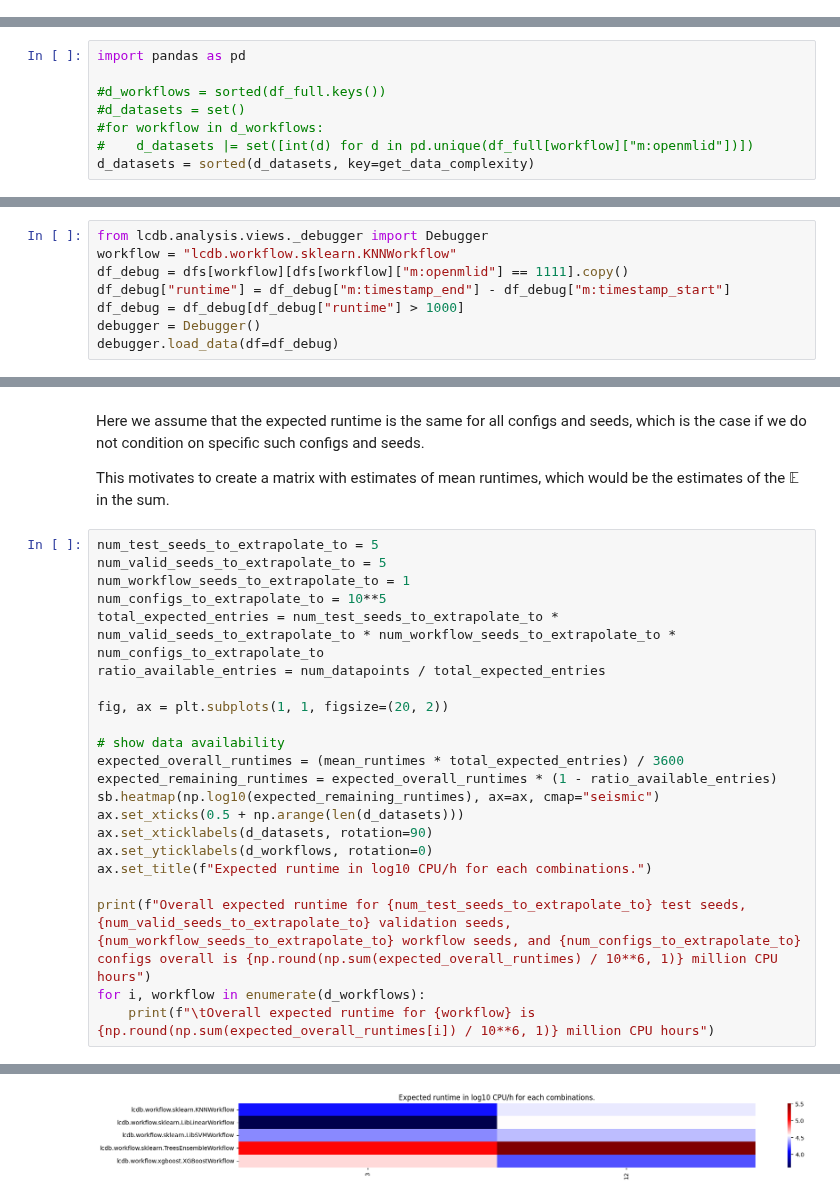
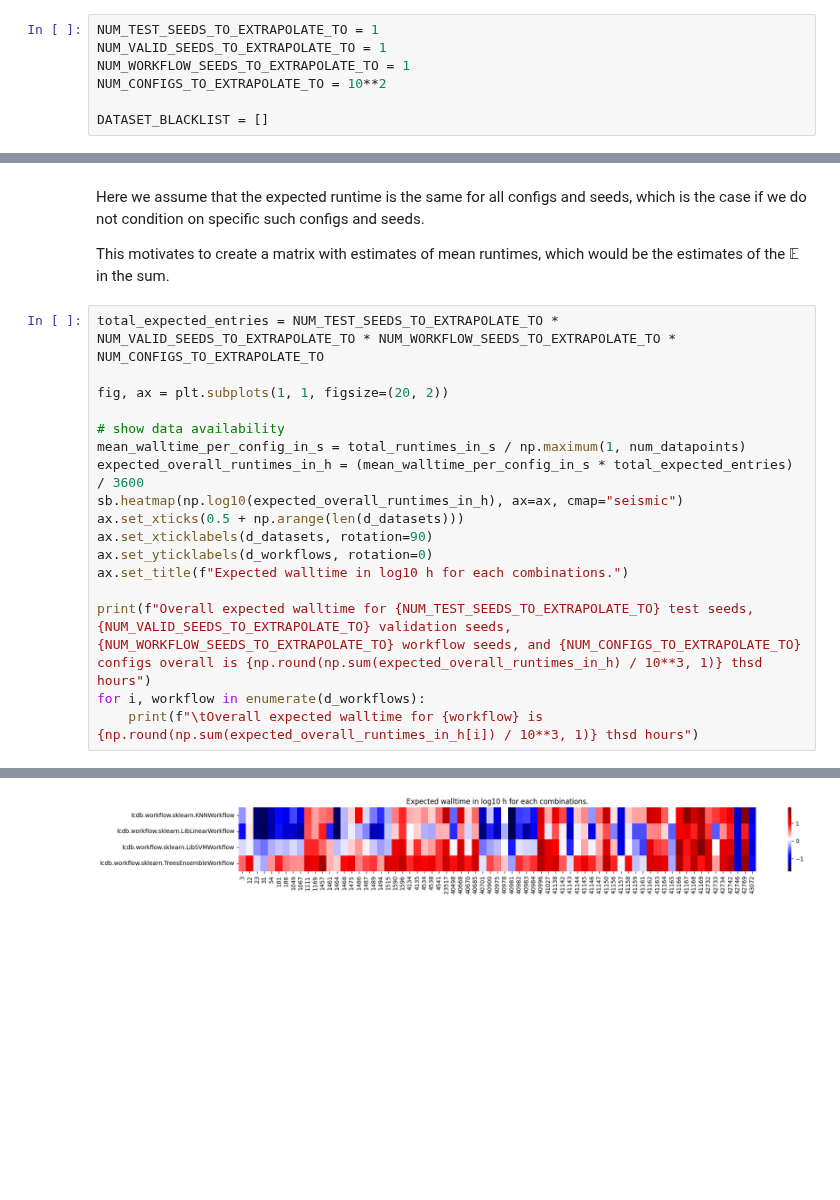
Before and after one commit to fmohr/lcdb, a Jupyter notebook: publications/2023-neurips/experiments/debugging/runtime-extrapolation.ipynb, the cells around one changed output, grey strips where cells are left out. Drawn from its saved outputs; the diff is of its cells as text; blank space fills up the shorter version.

Commit message:
updated debugging notebooks, specifically those for runtimes

```diff
--- a/publications/2023-neurips/experiments/debugging/runtime-extrapolation.ipynb
+++ b/publications/2023-neurips/experiments/debugging/runtime-extrapolation.ipynb
@@ -12,5 +6,12 @@ import numpy as np
 
 import matplotlib.pyplot as plt
 import seaborn as sb
+# %%
+NUM_TEST_SEEDS_TO_EXTRAPOLATE_TO = 1
+NUM_VALID_SEEDS_TO_EXTRAPOLATE_TO = 1
+NUM_WORKFLOW_SEEDS_TO_EXTRAPOLATE_TO = 1
+NUM_CONFIGS_TO_EXTRAPOLATE_TO = 10**2
+
+DATASET_BLACKLIST = []
 # %%
 dfs = {}
@@ -60,9 +34 @@ def get_data_complexity(openmlid):
-# %%
-import pandas as pd
-
-#d_workflows = sorted(df_full.keys())
-#d_datasets = set()
-#for workflow in d_workflows:
-#    d_datasets |= set([int(d) for d in pd.unique(df_full[workflow]["m:openmlid"])])
-d_datasets = sorted(d_datasets, key=get_data_complexity)
 # %%
@@ -166,8 +78,0 @@ plt.show()
-# %%
-from lcdb.analysis.views._debugger import Debugger
-workflow = "lcdb.workflow.sklearn.KNNWorkflow"
-df_debug = dfs[workflow][dfs[workflow]["m:openmlid"] == 1111].copy()
-df_debug["runtime"] = df_debug["m:timestamp_end"] - df_debug["m:timestamp_start"]
-df_debug = df_debug[df_debug["runtime"] > 1000]
-debugger = Debugger()
-debugger.load_data(df=df_debug)
@@ -192,25 +90,20 @@ Here we assume that the expected runtime is the same for all configs and seeds,
 
 This motivates to create a matrix with estimates of mean runtimes, which would be the estimates of the $\mathbb{E}$ in the sum.
 # %%
-num_test_seeds_to_extrapolate_to = 5
-num_valid_seeds_to_extrapolate_to = 5
-num_workflow_seeds_to_extrapolate_to = 1
-num_configs_to_extrapolate_to = 10**5
-total_expected_entries = num_test_seeds_to_extrapolate_to * num_valid_seeds_to_extrapolate_to * num_workflow_seeds_to_extrapolate_to * num_configs_to_extrapolate_to
-ratio_available_entries = num_datapoints / total_expected_entries
+total_expected_entries = NUM_TEST_SEEDS_TO_EXTRAPOLATE_TO * NUM_VALID_SEEDS_TO_EXTRAPOLATE_TO * NUM_WORKFLOW_SEEDS_TO_EXTRAPOLATE_TO * NUM_CONFIGS_TO_EXTRAPOLATE_TO
 
 fig, ax = plt.subplots(1, 1, figsize=(20, 2))
 
 # show data availability
-expected_overall_runtimes = (mean_runtimes * total_expected_entries) / 3600
-expected_remaining_runtimes = expected_overall_runtimes * (1 - ratio_available_entries)
-sb.heatmap(np.log10(expected_remaining_runtimes), ax=ax, cmap="seismic")
+mean_walltime_per_config_in_s = total_runtimes_in_s / np.maximum(1, num_datapoints)
+expected_overall_runtimes_in_h = (mean_walltime_per_config_in_s * total_expected_entries) / 3600
+sb.heatmap(np.log10(expected_overall_runtimes_in_h), ax=ax, cmap="seismic")
 ax.set_xticks(0.5 + np.arange(len(d_datasets)))
 ax.set_xticklabels(d_datasets, rotation=90)
 ax.set_yticklabels(d_workflows, rotation=0)
-ax.set_title(f"Expected runtime in log10 CPU/h for each combinations.")
+ax.set_title(f"Expected walltime in log10 h for each combinations.")
 
-print(f"Overall expected runtime for {num_test_seeds_to_extrapolate_to} test seeds, {num_valid_seeds_to_extrapolate_to} validation seeds, {num_workflow_seeds_to_extrapolate_to} workflow seeds, and {num_configs_to_extrapolate_to} configs overall is {np.round(np.sum(expected_overall_runtimes) / 10**6, 1)} million CPU hours")
+print(f"Overall expected walltime for {NUM_TEST_SEEDS_TO_EXTRAPOLATE_TO} test seeds, {NUM_VALID_SEEDS_TO_EXTRAPOLATE_TO} validation seeds, {NUM_WORKFLOW_SEEDS_TO_EXTRAPOLATE_TO} workflow seeds, and {NUM_CONFIGS_TO_EXTRAPOLATE_TO} configs overall is {np.round(np.sum(expected_overall_runtimes_in_h) / 10**3, 1)} thsd hours")
 for i, workflow in enumerate(d_workflows):
-    print(f"\tOverall expected runtime for {workflow} is {np.round(np.sum(expected_overall_runtimes[i]) / 10**6, 1)} million CPU hours")
+    print(f"\tOverall expected walltime for {workflow} is {np.round(np.sum(expected_overall_runtimes_in_h[i]) / 10**3, 1)} thsd hours")
 # %% [output]
@@ -223,2 +115,2 @@ Overall expected runtime for 5 test seeds, 5 validation seeds, 1 workflow seeds,
-[figure, old version]
+[figure, new version]
 # %% [markdown]
```
Also changed, not shown: parts of 13 cells of this notebook, 4 other files.
